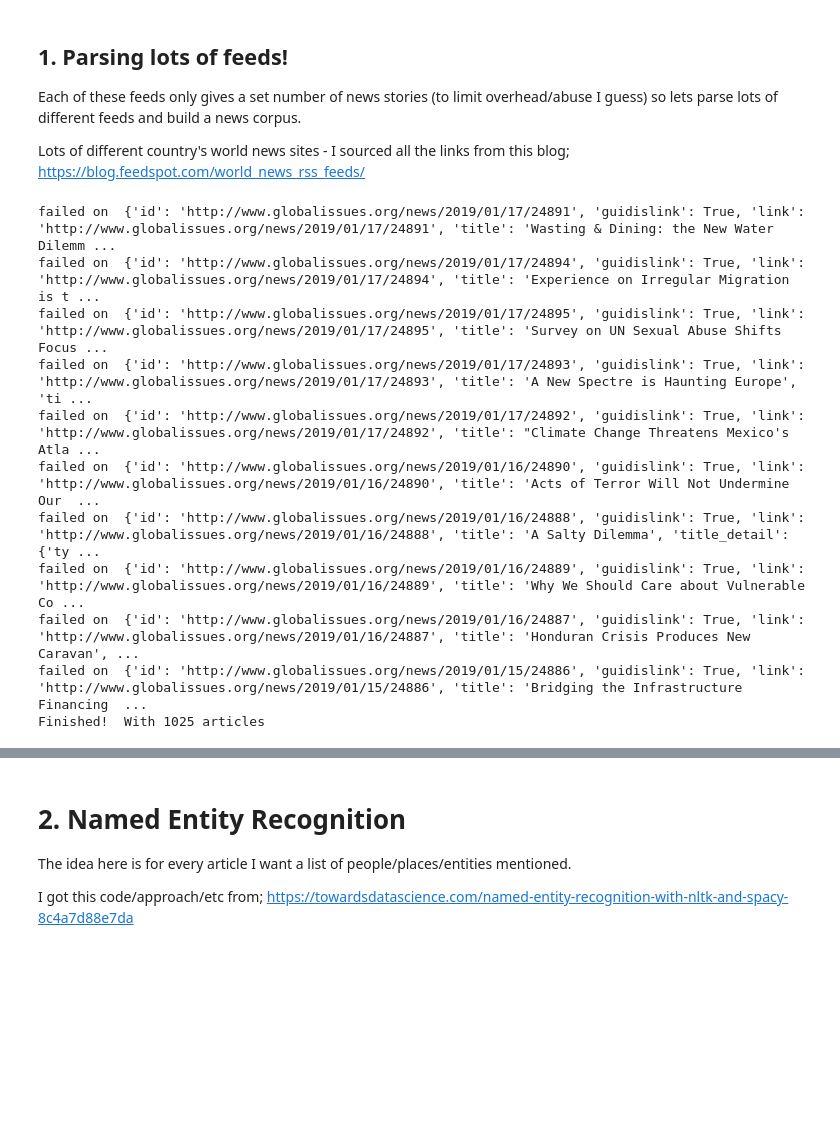
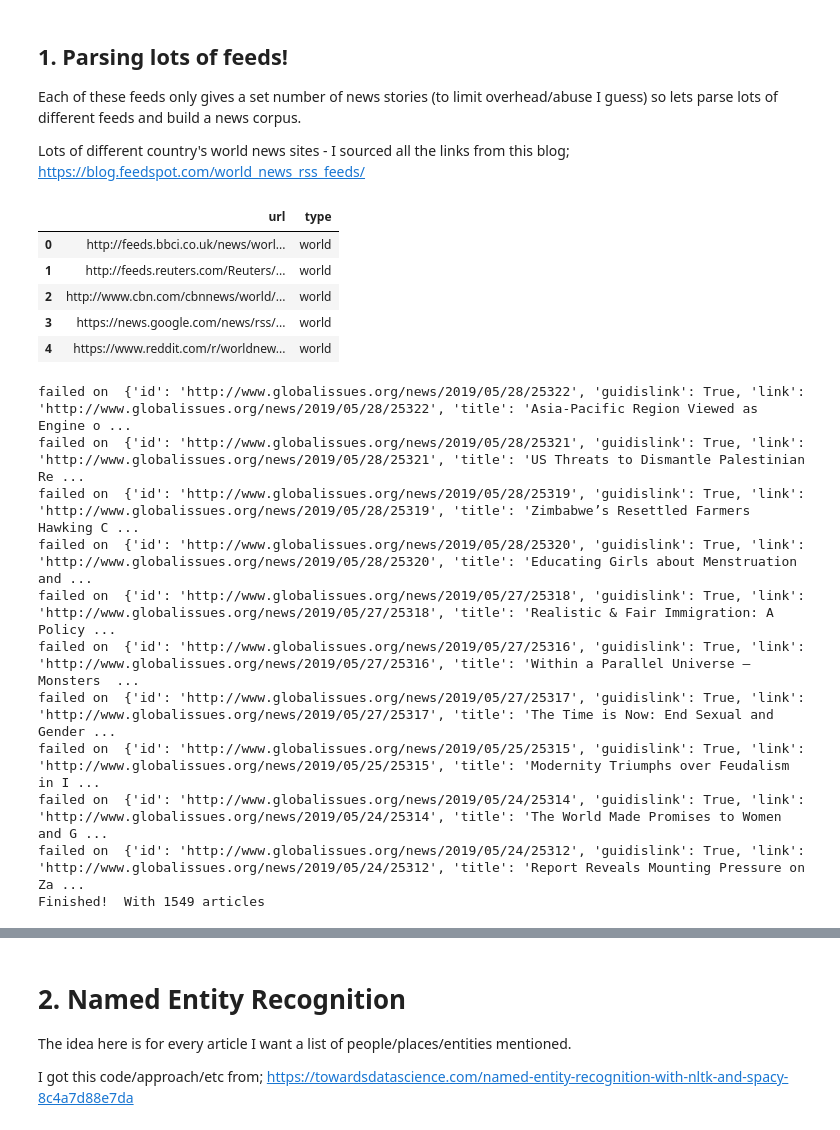
Before and after one commit to OzwaldCavendish/RSS-scraping, a Jupyter notebook: sourcing_RSS_data.ipynb, the cells around one changed output, grey strips where cells are left out. Drawn from its saved outputs; the diff is of its cells as text; code cells hidden in the pictures; blank space fills up the shorter version.

```diff
--- a/sourcing_RSS_data.ipynb
+++ b/sourcing_RSS_data.ipynb
@@ -154,34 +118,47 @@ feeds = ["http://feeds.bbci.co.uk/news/world/rss.xml",
+# %%
+feeds_df = pd.read_csv("rss_urls.csv")
+feeds_df.head()
+# %% [output]
+|  | url | type |
+| 0 | http://feeds.bbci.co.uk/news/worl... | world |
+| 1 | http://feeds.reuters.com/Reuters/... | world |
+| 2 | http://www.cbn.com/cbnnews/world/... | world |
+| 3 | https://news.google.com/news/rss/... | world |
+| 4 | https://www.reddit.com/r/worldnew... | world |
 # %%
 # Parse all, drop info you don't want
 corpus = []
 
-for source in feeds:
-    feed = feedparser.parse(source)
+for index, row in feeds_df.iterrows():
+    feed = feedparser.parse(row['url'])
 
     for article in feed['entries']:
 
         try:
-            corpus.append({"title":article['title'],                  # News titles
-                           "summary":article['summary'].split("<")[0],  # payload (sans any HTML stuff)
+            corpus.append({"title":article['title'],                     # News titles
+                           "summary":article['summary'].split("<")[0],   # payload (sans any HTML stuff)
                            "date":article['published'],
-                           "link":article['links'][0]['href']})      # associated links
+                           "link":article['links'][0]['href'],           # associated links
+                           "source_url":row['url'],
+                           "type":row['type'],
+                           "retrieval_timestamp":str(datetime.now())})
 
         except KeyError as e:
             print("failed on ", article, e)
 
 print("Finished!  With {} articles".format(len(corpus)))
 # %% [output]
-failed on  {'id': 'http://www.globalissues.org/news/2019/01/17/24891', 'guidislink': True, 'link': 'http://www.globalissues.org/news/2019/01/17/24891', 'title': 'Wasting & Dining: the New Water Dilemm ...
-failed on  {'id': 'http://www.globalissues.org/news/2019/01/17/24894', 'guidislink': True, 'link': 'http://www.globalissues.org/news/2019/01/17/24894', 'title': 'Experience on Irregular Migration is t ...
-failed on  {'id': 'http://www.globalissues.org/news/2019/01/17/24895', 'guidislink': True, 'link': 'http://www.globalissues.org/news/2019/01/17/24895', 'title': 'Survey on UN Sexual Abuse Shifts Focus ...
-failed on  {'id': 'http://www.globalissues.org/news/2019/01/17/24893', 'guidislink': True, 'link': 'http://www.globalissues.org/news/2019/01/17/24893', 'title': 'A New Spectre is Haunting Europe', 'ti ...
-failed on  {'id': 'http://www.globalissues.org/news/2019/01/17/24892', 'guidislink': True, 'link': 'http://www.globalissues.org/news/2019/01/17/24892', 'title': "Climate Change Threatens Mexico's Atla ...
-failed on  {'id': 'http://www.globalissues.org/news/2019/01/16/24890', 'guidislink': True, 'link': 'http://www.globalissues.org/news/2019/01/16/24890', 'title': 'Acts of Terror Will Not Undermine Our  ...
-failed on  {'id': 'http://www.globalissues.org/news/2019/01/16/24888', 'guidislink': True, 'link': 'http://www.globalissues.org/news/2019/01/16/24888', 'title': 'A Salty Dilemma', 'title_detail': {'ty ...
-failed on  {'id': 'http://www.globalissues.org/news/2019/01/16/24889', 'guidislink': True, 'link': 'http://www.globalissues.org/news/2019/01/16/24889', 'title': 'Why We Should Care about Vulnerable Co ...
-failed on  {'id': 'http://www.globalissues.org/news/2019/01/16/24887', 'guidislink': True, 'link': 'http://www.globalissues.org/news/2019/01/16/24887', 'title': 'Honduran Crisis Produces New Caravan', ...
-failed on  {'id': 'http://www.globalissues.org/news/2019/01/15/24886', 'guidislink': True, 'link': 'http://www.globalissues.org/news/2019/01/15/24886', 'title': 'Bridging the Infrastructure Financing  ...
-Finished!  With 1025 articles
+failed on  {'id': 'http://www.globalissues.org/news/2019/05/28/25322', 'guidislink': True, 'link': 'http://www.globalissues.org/news/2019/05/28/25322', 'title': 'Asia-Pacific Region Viewed as Engine o ...
+failed on  {'id': 'http://www.globalissues.org/news/2019/05/28/25321', 'guidislink': True, 'link': 'http://www.globalissues.org/news/2019/05/28/25321', 'title': 'US Threats to Dismantle Palestinian Re ...
+failed on  {'id': 'http://www.globalissues.org/news/2019/05/28/25319', 'guidislink': True, 'link': 'http://www.globalissues.org/news/2019/05/28/25319', 'title': 'Zimbabwe’s Resettled Farmers Hawking C ...
+failed on  {'id': 'http://www.globalissues.org/news/2019/05/28/25320', 'guidislink': True, 'link': 'http://www.globalissues.org/news/2019/05/28/25320', 'title': 'Educating Girls about Menstruation and ...
+failed on  {'id': 'http://www.globalissues.org/news/2019/05/27/25318', 'guidislink': True, 'link': 'http://www.globalissues.org/news/2019/05/27/25318', 'title': 'Realistic & Fair Immigration: A Policy ...
+failed on  {'id': 'http://www.globalissues.org/news/2019/05/27/25316', 'guidislink': True, 'link': 'http://www.globalissues.org/news/2019/05/27/25316', 'title': 'Within a Parallel Universe – Monsters  ...
+failed on  {'id': 'http://www.globalissues.org/news/2019/05/27/25317', 'guidislink': True, 'link': 'http://www.globalissues.org/news/2019/05/27/25317', 'title': 'The Time is Now: End Sexual and Gender ...
+failed on  {'id': 'http://www.globalissues.org/news/2019/05/25/25315', 'guidislink': True, 'link': 'http://www.globalissues.org/news/2019/05/25/25315', 'title': 'Modernity Triumphs over Feudalism in I ...
+failed on  {'id': 'http://www.globalissues.org/news/2019/05/24/25314', 'guidislink': True, 'link': 'http://www.globalissues.org/news/2019/05/24/25314', 'title': 'The World Made Promises to Women and G ...
+failed on  {'id': 'http://www.globalissues.org/news/2019/05/24/25312', 'guidislink': True, 'link': 'http://www.globalissues.org/news/2019/05/24/25312', 'title': 'Report Reveals Mounting Pressure on Za ...
+Finished!  With 1549 articles
 # %%
 for article in corpus:
     print(article['date'])
```
Also changed, not shown: parts of 13 cells of this notebook, 6 other files.
